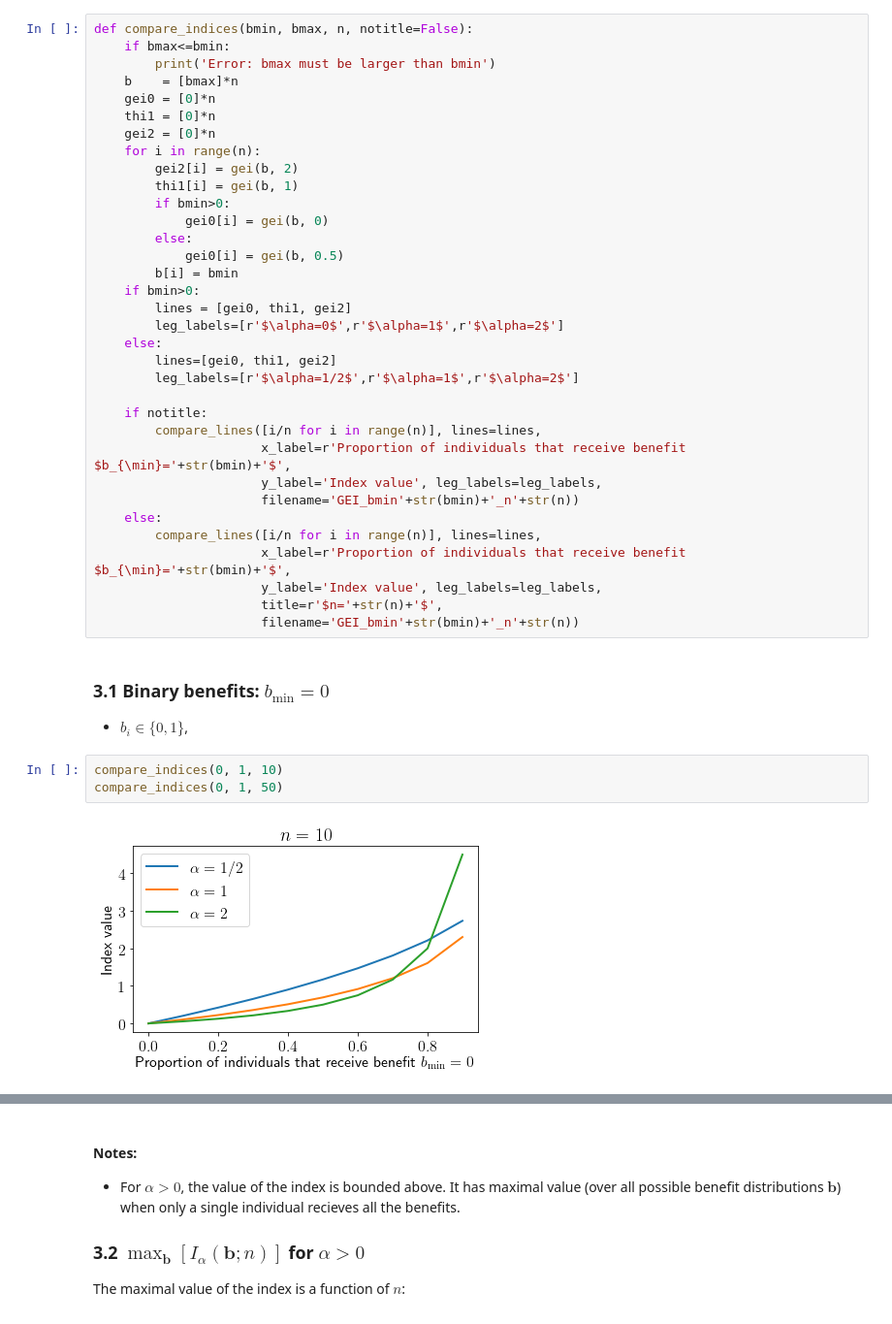
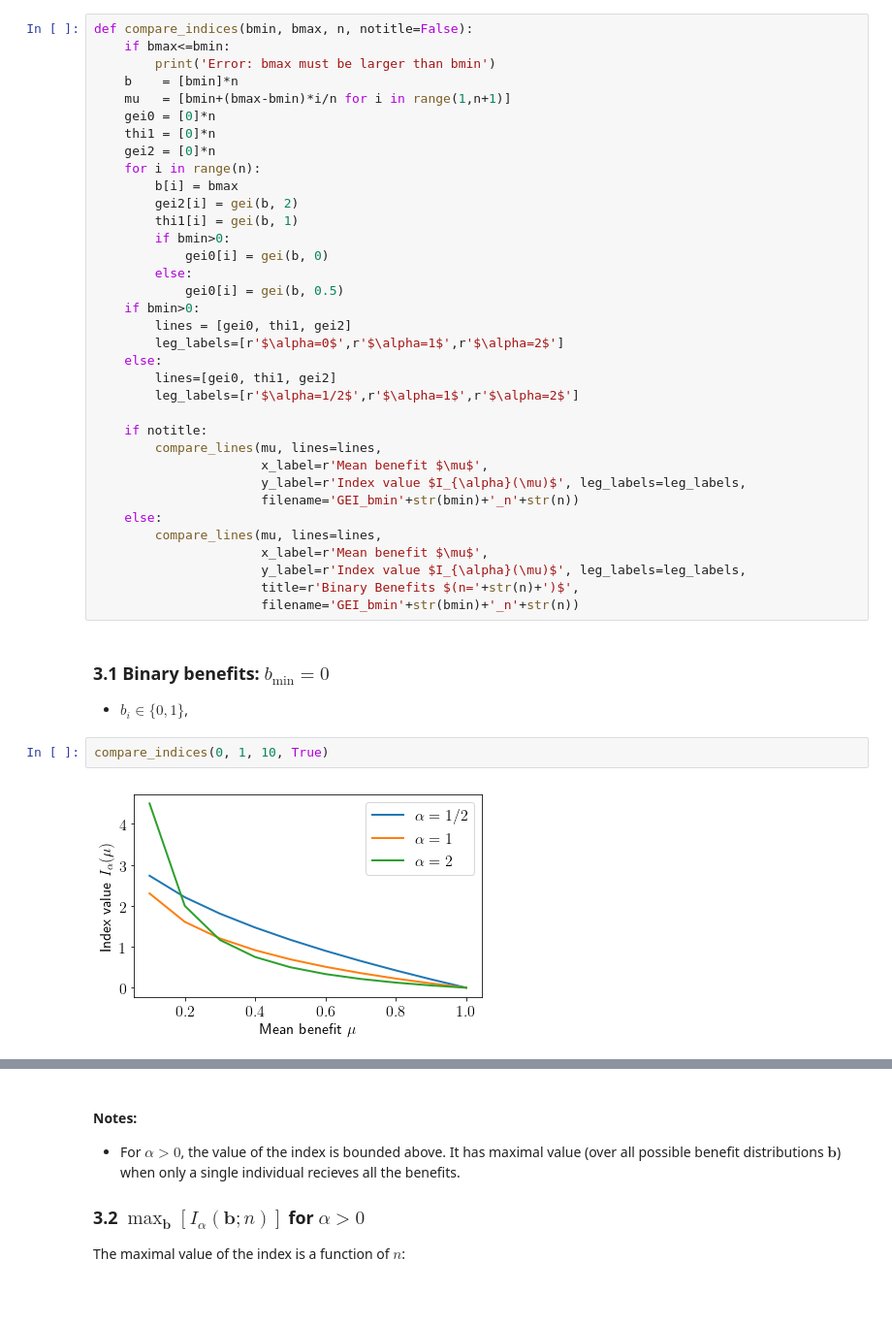
Before and after one commit to leenamurgai/leenamurgai.github.io, a Jupyter notebook: code/05_InequalityIndices.ipynb, the cells around one changed output, grey strips where cells are left out. Shown: that part at 97% size. Drawn from its saved outputs; the diff is of its cells as text.

```diff
--- a/code/05_InequalityIndices.ipynb
+++ b/code/05_InequalityIndices.ipynb
@@ -393,18 +391,19 @@ ____
 def compare_indices(bmin, bmax, n, notitle=False):
     if bmax<=bmin:
         print('Error: bmax must be larger than bmin')
-    b    = [bmax]*n
+    b    = [bmin]*n
+    mu   = [bmin+(bmax-bmin)*i/n for i in range(1,n+1)]
     gei0 = [0]*n
     thi1 = [0]*n
     gei2 = [0]*n
     for i in range(n):
+        b[i] = bmax
         gei2[i] = gei(b, 2)
         thi1[i] = gei(b, 1)
         if bmin>0:
             gei0[i] = gei(b, 0)
         else:
             gei0[i] = gei(b, 0.5)
-        b[i] = bmin
     if bmin>0:
         lines = [gei0, thi1, gei2]
         leg_labels=[r'$\alpha=0$',r'$\alpha=1$',r'$\alpha=2$']
@@ -413,22 +412,21 @@ def compare_indices(bmin, bmax, n, notitle=False):
         leg_labels=[r'$\alpha=1/2$',r'$\alpha=1$',r'$\alpha=2$']
 
     if notitle:
-        compare_lines([i/n for i in range(n)], lines=lines,
-                      x_label=r'Proportion of individuals that receive benefit $b_{\min}='+str(bmin)+'$',
-                      y_label='Index value', leg_labels=leg_labels,
+        compare_lines(mu, lines=lines,
+                      x_label=r'Mean benefit $\mu$',
+                      y_label=r'Index value $I_{\alpha}(\mu)$', leg_labels=leg_labels,
                       filename='GEI_bmin'+str(bmin)+'_n'+str(n))
     else:
-        compare_lines([i/n for i in range(n)], lines=lines,
-                      x_label=r'Proportion of individuals that receive benefit $b_{\min}='+str(bmin)+'$',
-                      y_label='Index value', leg_labels=leg_labels,
-                      title=r'$n='+str(n)+'$',
+        compare_lines(mu, lines=lines,
+                      x_label=r'Mean benefit $\mu$',
+                      y_label=r'Index value $I_{\alpha}(\mu)$', leg_labels=leg_labels,
+                      title=r'Binary Benefits $(n='+str(n)+')$',
                       filename='GEI_bmin'+str(bmin)+'_n'+str(n))
 # %% [markdown]
 ### 3.1 Binary benefits: $b_{\min}=0$
 
 - $b_i\in\{0,1\}$,
 # %%
-compare_indices(0, 1, 10)
-compare_indices(0, 1, 50)
+compare_indices(0, 1, 10, True)
 # %% [output]
-[figure, old version]
+[figure, new version]
```
Also changed, not shown: parts of 7 cells of this notebook.
